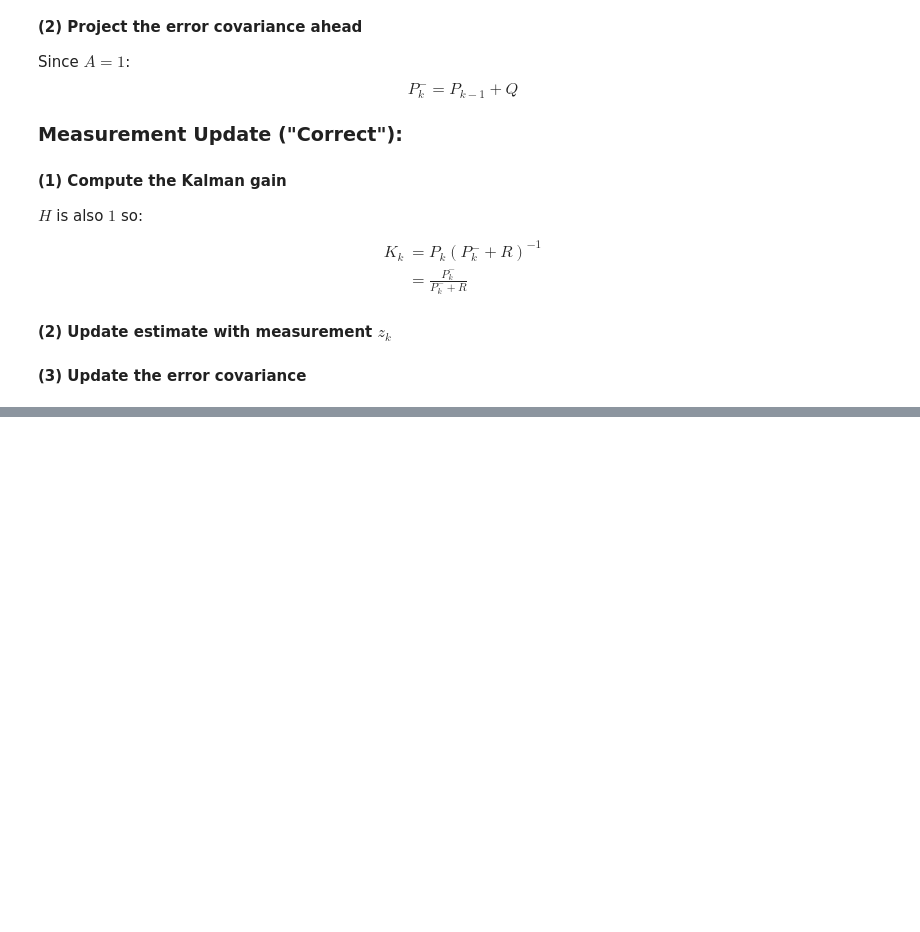
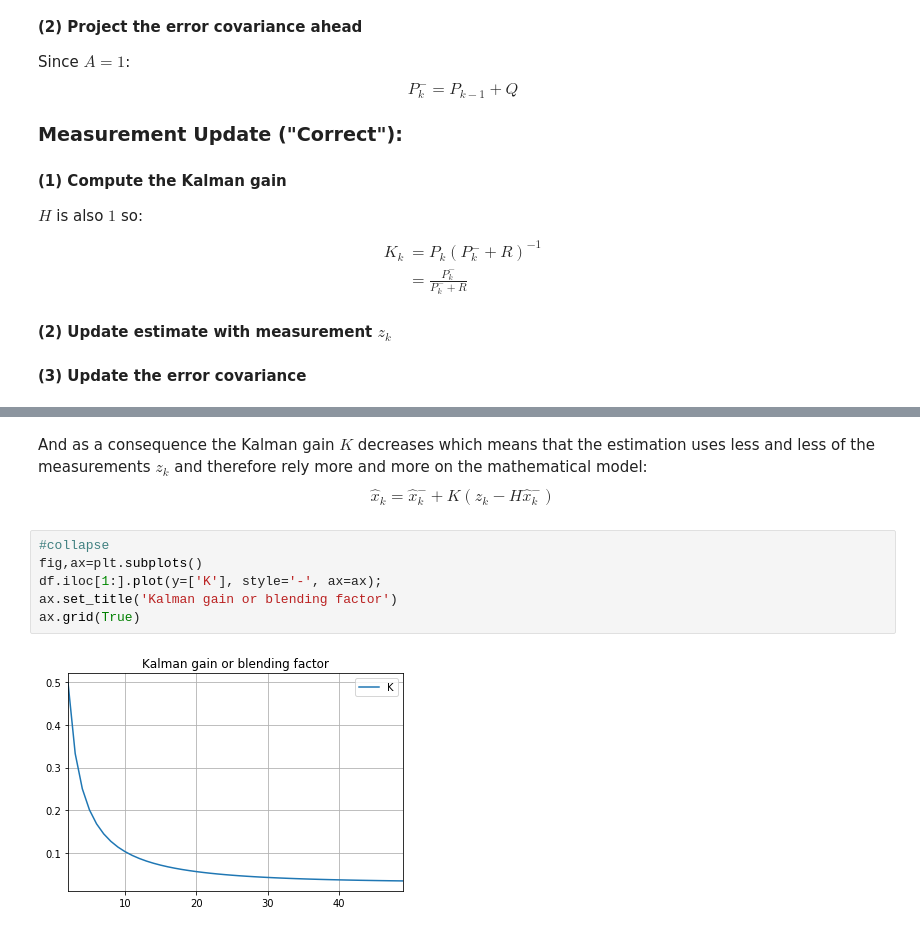
Before and after one commit to martinlarsalbert/feature_selection, a Jupyter notebook: _notebooks/2020-09-01-01_kalman_filter.ipynb, the cells around one changed output, grey strips where cells are left out. Cells and saved outputs as stored; diff of their text form; blank space fills up the shorter version.

```diff
--- a/_notebooks/2020-09-01-01_kalman_filter.ipynb
+++ b/_notebooks/2020-09-01-01_kalman_filter.ipynb
@@ -192,0 +285,11 @@ for k in range(1,n_iter):
+# %% [markdown]
+And as a consequence the Kalman gain $K$ decreases which means that the estimation uses less and less of the measurements $z_k$ and therefore rely more and more on the mathematical model:
+$$\hat{x}_{k}=\hat{x}_{k}^-+K\left(z_{k}-H \hat{x}_{k}^-\right)$$
+# %%
+#collapse
+fig,ax=plt.subplots()
+df.iloc[1:].plot(y=['K'], style='-', ax=ax);
+ax.set_title('Kalman gain or blending factor')
+ax.grid(True)
+# %% [output]
+[figure, added]
```
Also changed, not shown: parts of 13 cells of this notebook.
